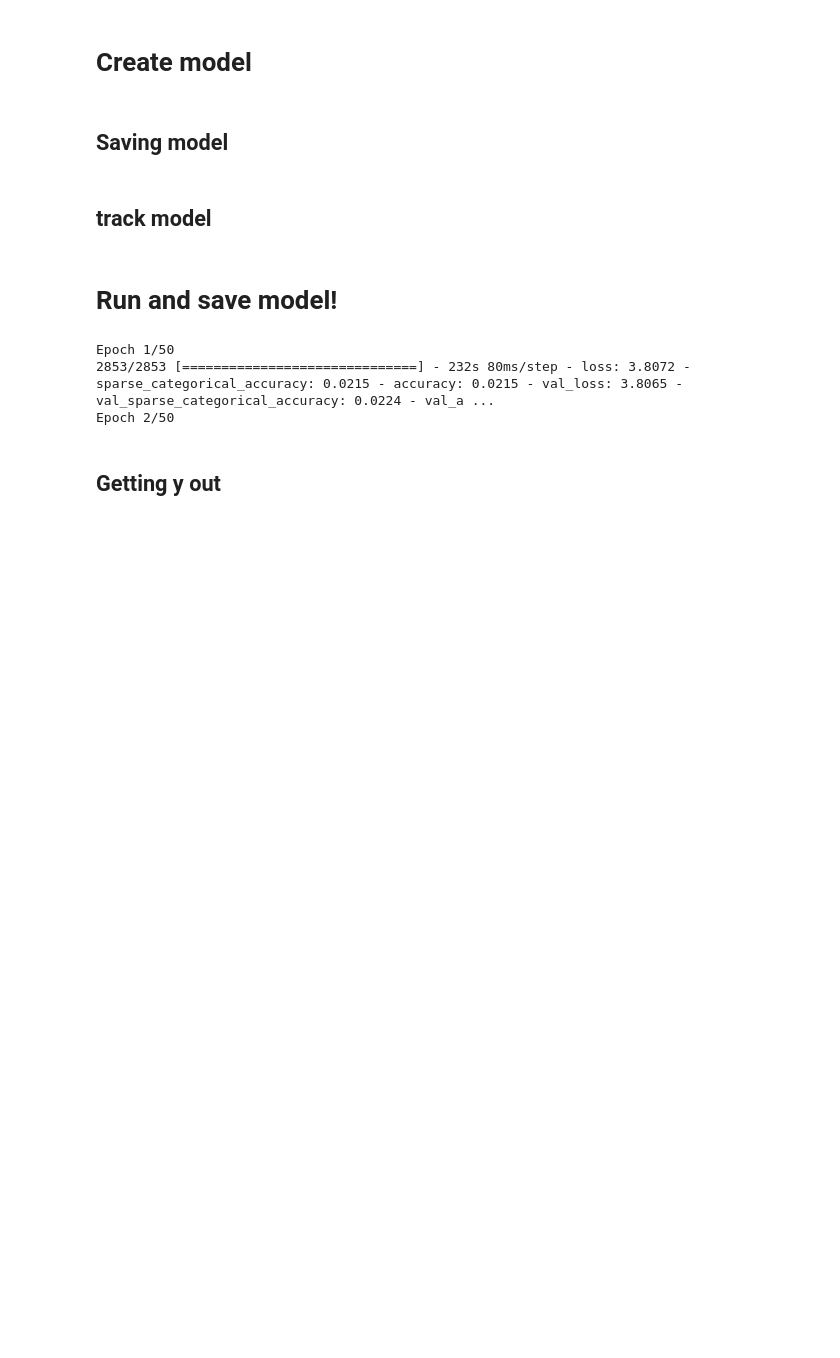
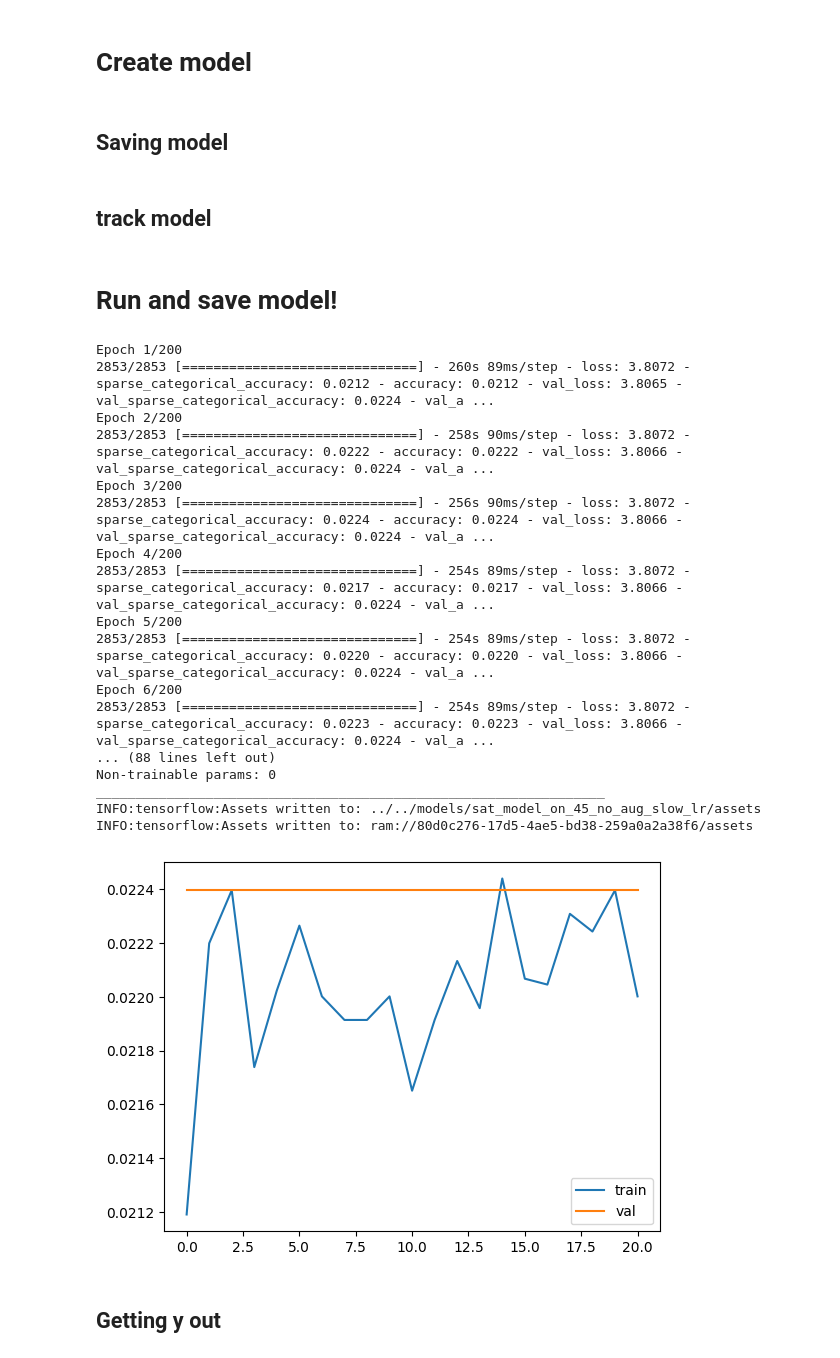
Before and after one commit to canndyy/your_kitchen_ai, a Jupyter notebook: notebooks/model_nbs/model_maker.ipynb, the cells around one changed output. Drawn from its saved outputs; the diff is of its cells as text; code cells hidden in the pictures; blank space fills up the shorter version.

Commit message:
tried and failed to augment in model, worth keeping though

```diff
--- a/notebooks/model_nbs/model_maker.ipynb
+++ b/notebooks/model_nbs/model_maker.ipynb
@@ -160,6 +188,8 @@ in_shape:  (224, 224, 3)
 # %% [markdown]
 # Create model
 # %%
+#TODO try augmentatoin layers?
+
 #declare model
 def instantiate_model_thicc():
     model = models.Sequential()
@@ -178,7 +208,13 @@ def instantiate_model_thicc():
     model.add(layers.MaxPool2D(pool_size=(2,2)))
 
     model.add(layers.Conv2D(32, kernel_size=(4,4), padding="same", activation="relu"))
+    # model.add(layers.MaxPool2D(pool_size=(2,2)))
+
+    model.add(layers.Conv2D(32, kernel_size=(4,4), padding="same", activation="relu"))
     model.add(layers.MaxPool2D(pool_size=(2,2)))
+
+    model.add(layers.Conv2D(32, kernel_size=(4,4), padding="same", activation="relu"))
+    #model.add(layers.MaxPool2D(pool_size=(2,2)))
 
     #third conv layer
     model.add(layers.Conv2D(64, kernel_size=(3,3), padding="same", activation="relu"))
@@ -350,35 +386,52 @@ def plot_learning_curve(history):
 # %% [markdown]
 # Run and save model!
 # %%
-def run_and_save_model():
+model_name = "sat_model_on_45_no_aug_slow_lr"
+def run_and_save_model(model_name = ""):
 
-    learning_rate=0.01 # #default 0.001
-    patience = 10
-    epochs = 50
+    if not model_name:
+        return "! You must give name."
+
+    learning_rate= 0.001 # #default 0.001
+    patience = 20
+    epochs = 200
 
     model = instantiate_model_thicc()
     #model = instantiate_model_old()
 
     model = compile_model(model, learning_rate)
 
     history, model = fit_model(model, patience, epochs)
     model.summary()
 
-    model_name = "friday_model"
-
     save_model(model, model_name)
 
     save_history(history, model_name)
 
     plot_learning_curve(history)
 
     return history, model
 
-history, model = run_and_save_model()
+history, model = run_and_save_model(model_name)
 # %% [output]
-Epoch 1/50
-2853/2853 [==============================] - 232s 80ms/step - loss: 3.8072 - sparse_categorical_accuracy: 0.0215 - accuracy: 0.0215 - val_loss: 3.8065 - val_sparse_categorical_accuracy: 0.0224 - val_a ...
-Epoch 2/50
+Epoch 1/200
+2853/2853 [==============================] - 260s 89ms/step - loss: 3.8072 - sparse_categorical_accuracy: 0.0212 - accuracy: 0.0212 - val_loss: 3.8065 - val_sparse_categorical_accuracy: 0.0224 - val_a ...
+Epoch 2/200
+2853/2853 [==============================] - 258s 90ms/step - loss: 3.8072 - sparse_categorical_accuracy: 0.0222 - accuracy: 0.0222 - val_loss: 3.8066 - val_sparse_categorical_accuracy: 0.0224 - val_a ...
+Epoch 3/200
+2853/2853 [==============================] - 256s 90ms/step - loss: 3.8072 - sparse_categorical_accuracy: 0.0224 - accuracy: 0.0224 - val_loss: 3.8066 - val_sparse_categorical_accuracy: 0.0224 - val_a ...
+Epoch 4/200
+2853/2853 [==============================] - 254s 89ms/step - loss: 3.8072 - sparse_categorical_accuracy: 0.0217 - accuracy: 0.0217 - val_loss: 3.8066 - val_sparse_categorical_accuracy: 0.0224 - val_a ...
+Epoch 5/200
+2853/2853 [==============================] - 254s 89ms/step - loss: 3.8072 - sparse_categorical_accuracy: 0.0220 - accuracy: 0.0220 - val_loss: 3.8066 - val_sparse_categorical_accuracy: 0.0224 - val_a ...
+Epoch 6/200
+2853/2853 [==============================] - 254s 89ms/step - loss: 3.8072 - sparse_categorical_accuracy: 0.0223 - accuracy: 0.0223 - val_loss: 3.8066 - val_sparse_categorical_accuracy: 0.0224 - val_a ...
+... (88 lines left out)
+Non-trainable params: 0
+_________________________________________________________________
+INFO:tensorflow:Assets written to: ../../models/sat_model_on_45_no_aug_slow_lr/assets
+INFO:tensorflow:Assets written to: ram://80d0c276-17d5-4ae5-bd38-259a0a2a38f6/assets
+[figure, added]
 # %%
 #shall be too big
 # def my_grid_search():
```
Also changed, not shown: parts of 18 cells of this notebook, 1 other file.
